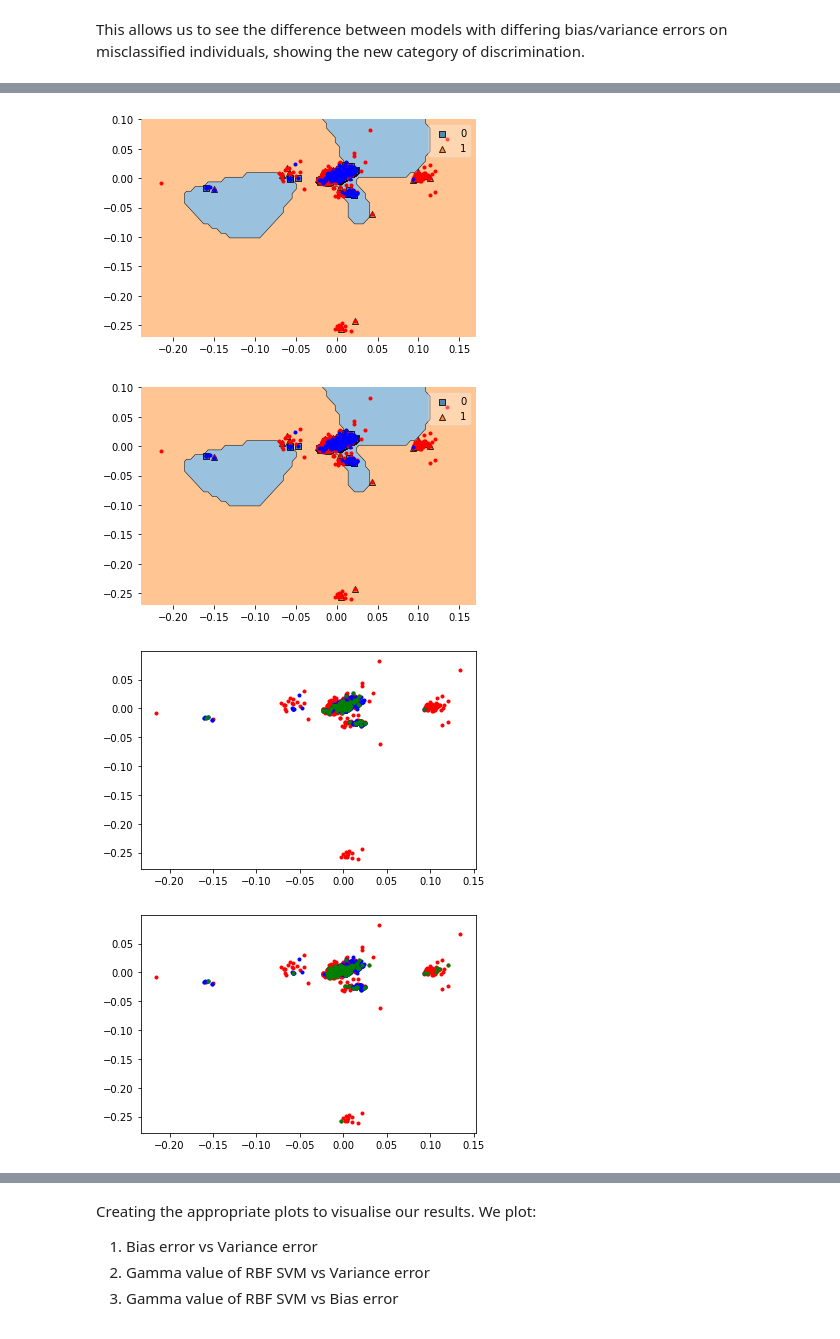
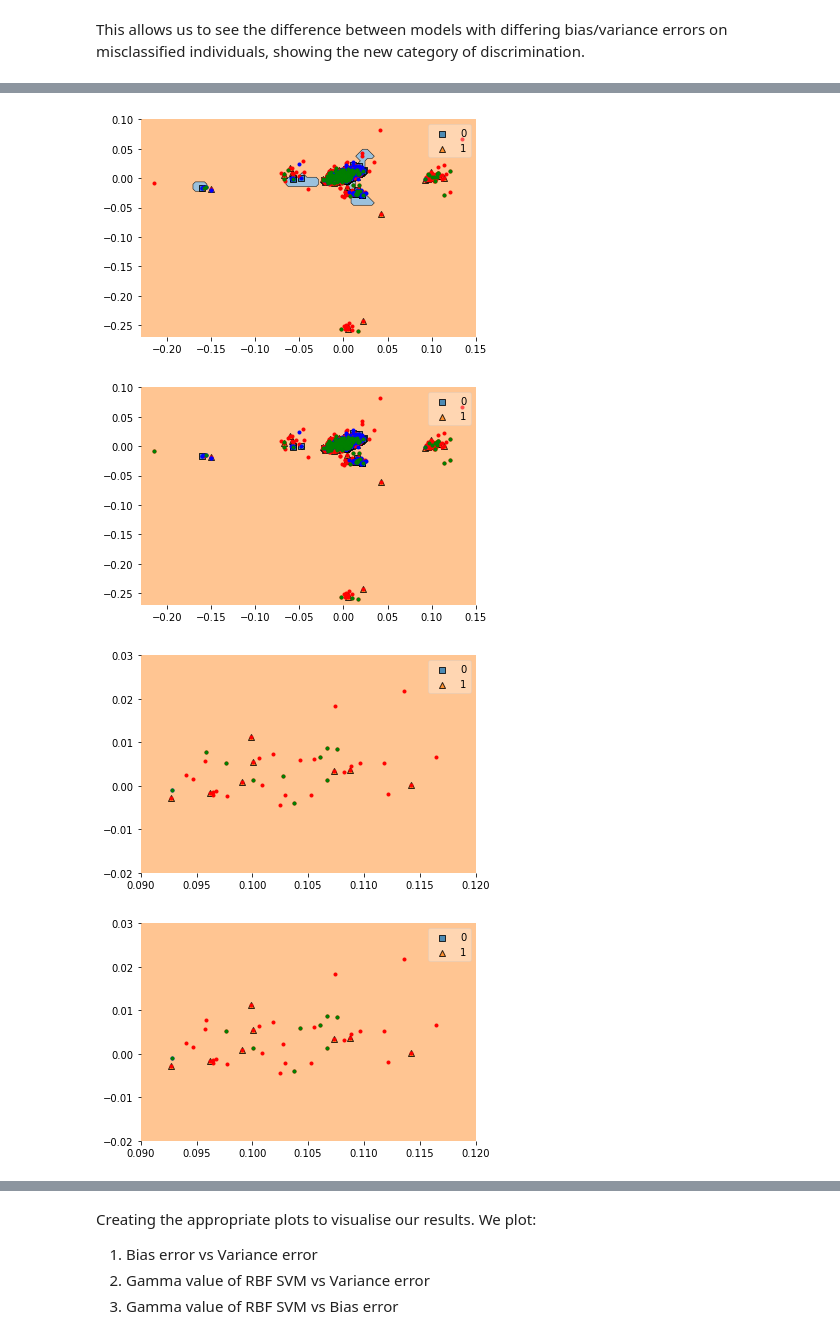
Before and after one commit to clairecoffey/project, a Jupyter notebook: claire_project.ipynb, the cells around one changed output, grey strips where cells are left out. Cells and saved outputs as stored; diff of their text form; code cells hidden in the pictures.

```diff
--- a/claire_project.ipynb
+++ b/claire_project.ipynb
@@ -631,6 +795,8 @@ Plot the misclassified individuals on top of the true labelled data
 # %% [markdown]
 This allows us to see the difference between models with differing bias/variance errors on misclassified individuals, showing the new category of discrimination.
 # %%
-# classifier_num = len(classifiers)-3
-classifier_num = 1
-eq_classifier_num = 5
+
+classifier_num_hb = 1
+classifier_num_hv = len(classifiers)-3
+eq_classifier_num_hb = 5
+eq_classifier_num_hv = len(classifiers)-4
@@ -637,39 +840,44 @@ eq_classifier_num = 5
 # %%
 from mlxtend.plotting import plot_decision_regions
 import matplotlib.pyplot as plt
 
 fig, axes = plt.subplots()
 plt.plot(u[positive_labels,dim1], u[positive_labels,dim2], 'r.')
 plt.plot(u[negative_labels,dim1], u[negative_labels,dim2], 'b.')
-# plt.plot(misclassified_list[classifier_num]['dim12'], misclassified_list[classifier_num]['dim13'], 'g.')
-plot_decision_regions(X=training_data.values, y=np.ravel(training_labels.values), clf=classifiers[classifier_num])
+plt.plot(misclassified_list_eq[eq_classifier_num_hb]['dim12'], misclassified_list_eq[eq_classifier_num_hb]['dim13'], 'g.')
+plot_decision_regions(X=training_data.values, y=np.ravel(training_labels.values), clf=classifiers[eq_classifier_num_hb])
+axes.set_xlim([-0.23,0.15])
 axes.set_ylim([-0.27,0.1])
-axes.set_xlim([-0.24,0.17])
 plt.show()
 
-if(equalised_odds):
-  fig, axes = plt.subplots()
-  plt.plot(u[positive_labels,dim1], u[positive_labels,dim2], 'r.')
-  plt.plot(u[negative_labels,dim1], u[negative_labels,dim2], 'b.')
-  # plt.plot(misclassified_list_eq[eq_classifier_num]['dim12'], misclassified_list_eq[eq_classifier_num]['dim13'], 'g.')
-  plot_decision_regions(X=training_data.values, y=np.ravel(training_labels.values), clf=classifiers[classifier_num])
-  axes.set_ylim([-0.27,0.1])
-  axes.set_xlim([-0.24,0.17])
-  plt.show()
+fig, axes = plt.subplots()
+plt.plot(u[positive_labels,dim1], u[positive_labels,dim2], 'r.')
+plt.plot(u[negative_labels,dim1], u[negative_labels,dim2], 'b.')
+plt.plot(misclassified_list_eq[eq_classifier_num_hv]['dim12'], misclassified_list_eq[eq_classifier_num_hv]['dim13'], 'g.')
+plot_decision_regions(X=training_data.values, y=np.ravel(training_labels.values), clf=classifiers[eq_classifier_num_hv])
+axes.set_xlim([-0.23,0.15])
+axes.set_ylim([-0.27,0.1])
+plt.show()
+
+fig, axes = plt.subplots()
+plt.plot(u[positive_labels,dim1], u[positive_labels,dim2], 'r.')
+plt.plot(u[negative_labels,dim1], u[negative_labels,dim2], 'b.')
+plt.plot(misclassified_list_eq[eq_classifier_num_hb]['dim12'], misclassified_list_eq[eq_classifier_num_hb]['dim13'], 'g.')
+plot_decision_regions(X=training_data.values, y=np.ravel(training_labels.values), clf=classifiers[eq_classifier_num_hb])
+axes.set_xlim([0.09,0.12])
+axes.set_ylim([-0.02,0.03])
+plt.show()
+
+fig, axes = plt.subplots()
+plt.plot(u[positive_labels,dim1], u[positive_labels,dim2], 'r.')
+plt.plot(u[negative_labels,dim1], u[negative_labels,dim2], 'b.')
+plt.plot(misclassified_list_eq[eq_classifier_num_hv]['dim12'], misclassified_list_eq[eq_classifier_num_hv]['dim13'], 'g.')
+plot_decision_regions(X=training_data.values, y=np.ravel(training_labels.values), clf=classifiers[eq_classifier_num_hv])
+axes.set_xlim([0.09,0.12])
+axes.set_ylim([-0.02,0.03])
+plt.show()
 # %% [output]
-[figure, old version]
+[figure, new version]
-[figure, old version]
+[figure, new version]
+[figure, added]
+[figure, added]
-# %%
-plt.plot(u[positive_labels,dim1], u[positive_labels,dim2], 'r.')
-plt.plot(u[negative_labels,dim1], u[negative_labels,dim2], 'b.')
-plt.plot(misclassified_list[classifier_num]['dim12'], misclassified_list[classifier_num]['dim13'], 'g.')
-plt.show()
-
-if(equalised_odds):
-  plt.plot(u[positive_labels,dim1], u[positive_labels,dim2], 'r.')
-  plt.plot(u[negative_labels,dim1], u[negative_labels,dim2], 'b.')
-  plt.plot(misclassified_list_eq[eq_classifier_num]['dim12'], misclassified_list_eq[eq_classifier_num]['dim13'], 'g.')
-  plt.show()
-# %% [output]
-[figure, removed]
-[figure, removed]
```
Also changed, not shown: parts of 19 cells of this notebook.
